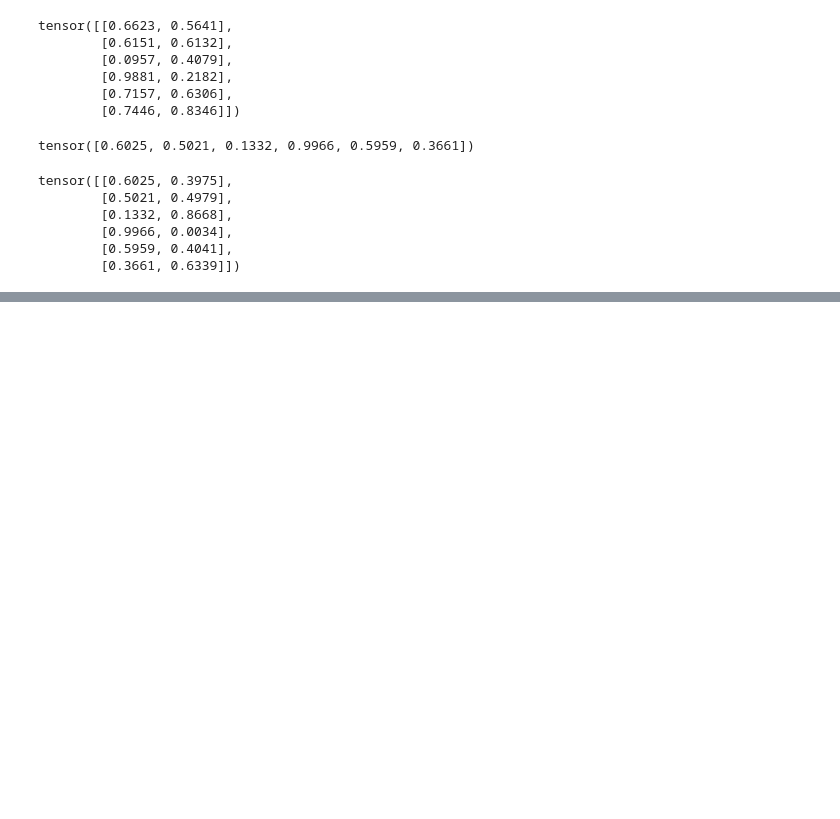
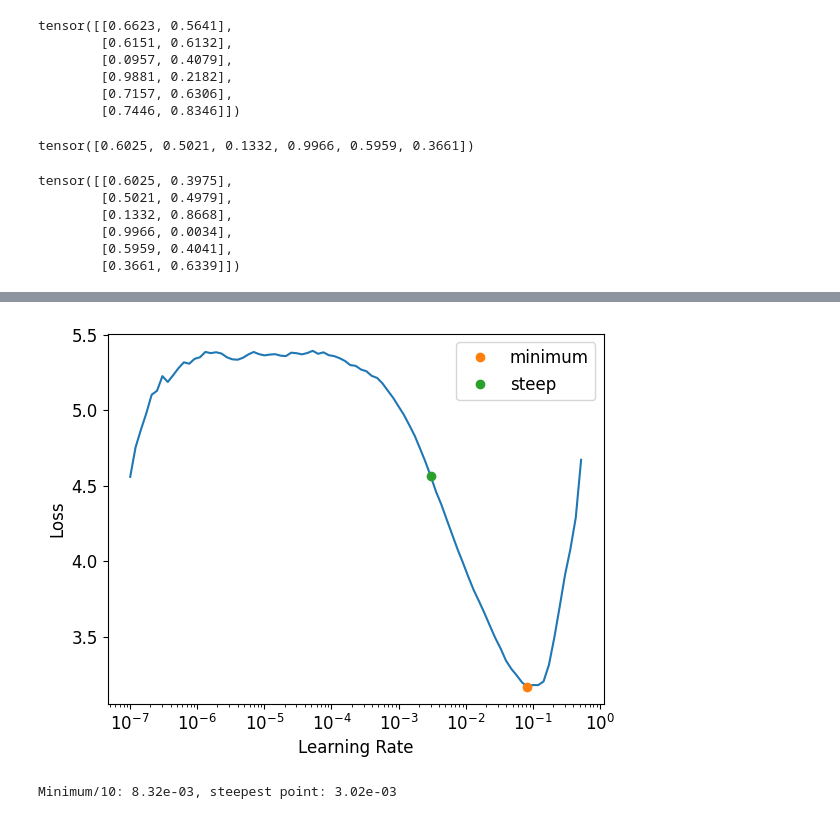
Before and after one commit to rainfd/fastbook, a Jupyter notebook: 05_pra.ipynb, the cells around one changed output, grey strips where cells are left out. Drawn from its saved outputs; the diff is of its cells as text; code cells hidden in the pictures; blank space fills up the shorter version.

```diff
--- a/05_pra.ipynb
+++ b/05_pra.ipynb
@@ -158,0 +190,4 @@ tensor([[0.6025, 0.3975],
+# %%
+learn = vision_learner(dls, resnet34, metrics=error_rate)
+lr_min,lr_steep = learn.lr_find(suggest_funcs=(minimum,steep))
+# %% [output]
@@ -158,0 +195,5 @@ tensor([[0.6025, 0.3975],
+[figure, added]
+# %%
+print(f"Minimum/10: {lr_min:.2e}, steepest point: {lr_steep:.2e}")
+# %% [output]
+Minimum/10: 8.32e-03, steepest point: 3.02e-03
```
Also changed, not shown: parts of 25 cells of this notebook.
